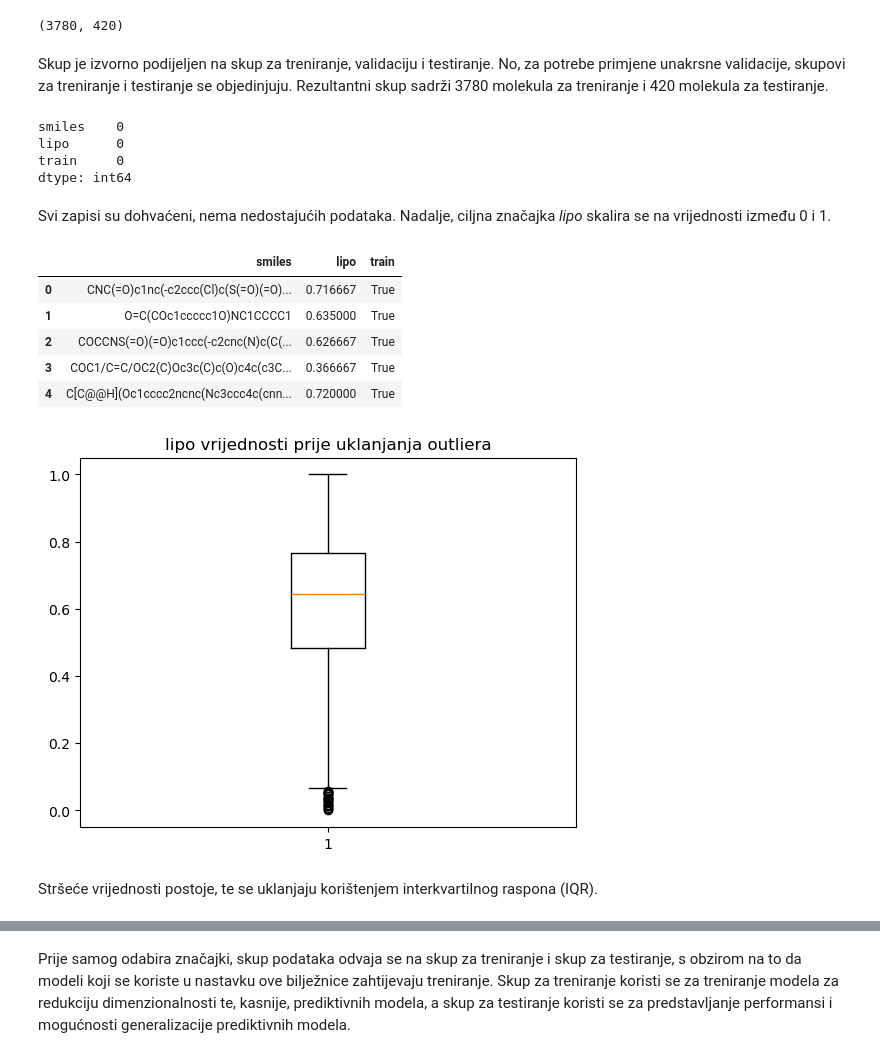
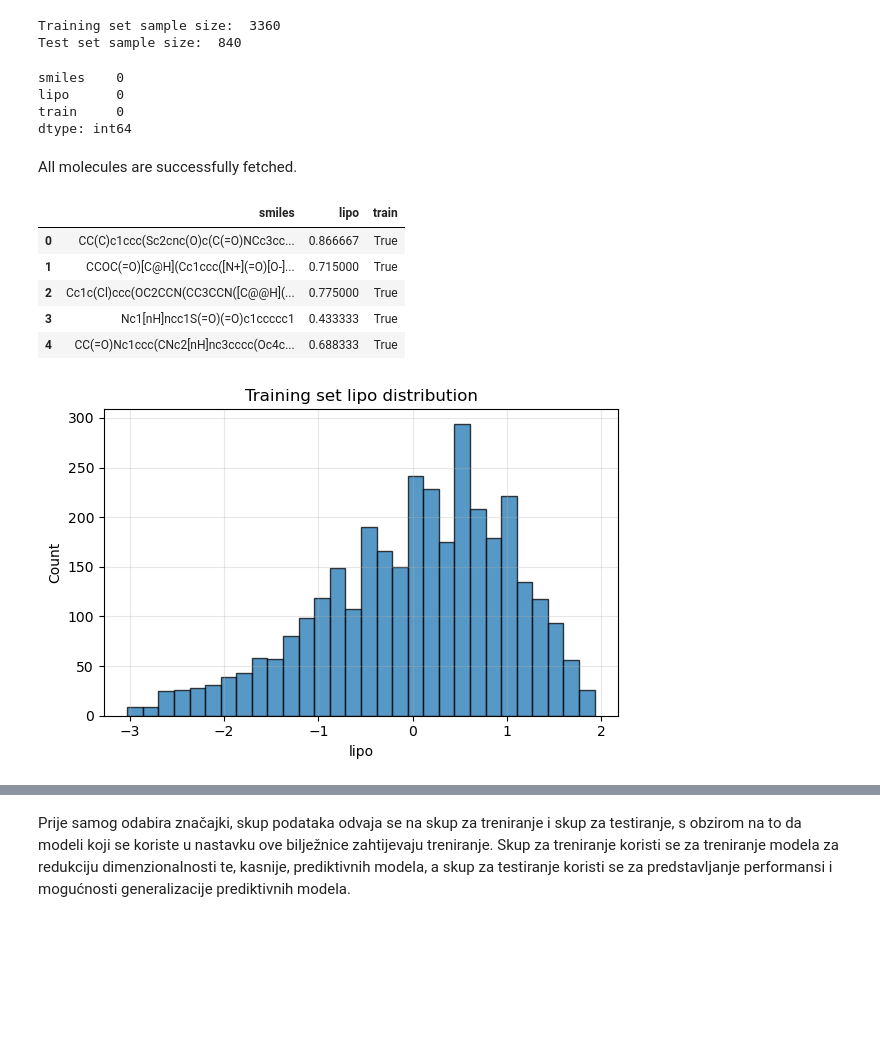
Before and after one commit to afstama/molecular-property-prediction, a Jupyter notebook: molecular_property_prediction_lipophilicity.ipynb, the cells around one changed output, grey strips where cells are left out. Drawn from its saved outputs; the diff is of its cells as text; code cells hidden in the pictures; blank space fills up the shorter version.

```diff
--- a/molecular_property_prediction_lipophilicity.ipynb
+++ b/molecular_property_prediction_lipophilicity.ipynb
@@ -142,29 +117,27 @@ Ova bilježnica istražuje kako kombinacija različitih molekularnih reprezentac
 # %%
 import deepchem as dc
+import numpy as np
+from sklearn.model_selection import train_test_split
+from rdkit import Chem
+
 tasks, datasets, transformers = dc.molnet.load_lipo(
-    featurizer='ecfp',  # use ECFP featurizer
-    splitter='scaffold',
-    reload=False  # disable loading from cached directory
+    featurizer='ecfp',
+    splitter='scaffold',   # splitter choice no longer matters -- we discard this grouping below
+    reload=False
 )
+
+train, val, test = datasets
+all_smiles = np.concatenate([train.ids, val.ids, test.ids], axis=0)
+all_y = [v[0] for v in train.y] + [v[0] for v in val.y] + [v[0] for v in test.y]
+all_smiles = [Chem.CanonSmiles(s) for s in all_smiles]
+
+train_smiles, test_smiles, train_y, test_y = train_test_split(
+    all_smiles, all_y, test_size=0.2, random_state=42
+)
+
+print("Training set sample size: ", len(train_smiles))
+print("Test set sample size: ", len(test_smiles))
+# %% [output]
+Training set sample size:  3360
+Test set sample size:  840
-# %%
-import numpy as np
-
-(train, val, test) = datasets
-
-train_smiles = np.concatenate([train.ids, val.ids], axis=0)
-test_smiles = test.ids
-
-train_y = [value[0] for value in train.y] + [value[0] for value in val.y]
-test_y = [value[0] for value in test.y]
-
-len(train_smiles), len(test_smiles)
-# %% [output]
-(3780, 420)
-# %% [markdown]
-Skup je izvorno podijeljen na skup za treniranje, validaciju i testiranje. No, za potrebe primjene unakrsne validacije, skupovi za treniranje i testiranje se objedinjuju. Rezultantni skup sadrži 3780 molekula za treniranje i 420 molekula za testiranje.
-# %%
-from rdkit import Chem
-
-train_smiles = [Chem.CanonSmiles(smiles) for smiles in train_smiles]
-test_smiles = [Chem.CanonSmiles(smiles) for smiles in test_smiles]
 # %%
@@ -184,27 +155,32 @@ lipo      0
 train     0
 dtype: int64
 # %% [markdown]
-Svi zapisi su dohvaćeni, nema nedostajućih podataka. Nadalje, ciljna značajka _lipo_ skalira se na vrijednosti između 0 i 1.
+All molecules are successfully fetched.
 # %%
 from sklearn.preprocessing import MinMaxScaler
 
 scaler = MinMaxScaler()
-data['lipo'] = scaler.fit_transform(np.array(data['lipo']).reshape(-1,1))
+train_mask = data['train'] == True
+scaler.fit(np.array(data.loc[train_mask, 'lipo']).reshape(-1, 1))
+data['lipo'] = scaler.transform(np.array(data['lipo']).reshape(-1, 1))
 data.head()
 # %% [output]
 |  | smiles | lipo | train |
-| 0 | CNC(=O)c1nc(-c2ccc(Cl)c(S(=O)(=O)... | 0.716667 | True |
-| 1 | O=C(COc1ccccc1O)NC1CCCC1 | 0.635000 | True |
-| 2 | COCCNS(=O)(=O)c1ccc(-c2cnc(N)c(C(... | 0.626667 | True |
-| 3 | COC1/C=C/OC2(C)Oc3c(C)c(O)c4c(c3C... | 0.366667 | True |
-| 4 | C[C@@H](Oc1cccc2ncnc(Nc3ccc4c(cnn... | 0.720000 | True |
+| 0 | CC(C)c1ccc(Sc2cnc(O)c(C(=O)NCc3cc... | 0.866667 | True |
+| 1 | CCOC(=O)[C@H](Cc1ccc([N+](=O)[O-]... | 0.715000 | True |
+| 2 | Cc1c(Cl)ccc(OC2CCN(CC3CCN([C@@H](... | 0.775000 | True |
+| 3 | Nc1[nH]ncc1S(=O)(=O)c1ccccc1 | 0.433333 | True |
+| 4 | CC(=O)Nc1ccc(CNc2[nH]nc3cccc(Oc4c... | 0.688333 | True |
 # %%
-# provjera postoje li stršeće vrijednosti
+import matplotlib.pyplot as plt
 
-plt.boxplot(data['lipo'])
-plt.title('lipo vrijednosti prije uklanjanja outliera')
+plt.figure(figsize=(6,4))
+plt.hist(data_train['lipo'], bins=30, edgecolor='black', alpha=0.75)
+plt.xlabel('lipo')
+plt.ylabel('Count')
+plt.title('Training set lipo distribution')
+plt.grid(alpha=0.3)
+plt.tight_layout()
 plt.show()
 # %% [output]
-[figure, old version]
+[figure, new version]
-# %% [markdown]
-Stršeće vrijednosti postoje, te se uklanjaju korištenjem interkvartilnog raspona (IQR).
```
Also changed, not shown: parts of 61 cells of this notebook, 1 other file.
